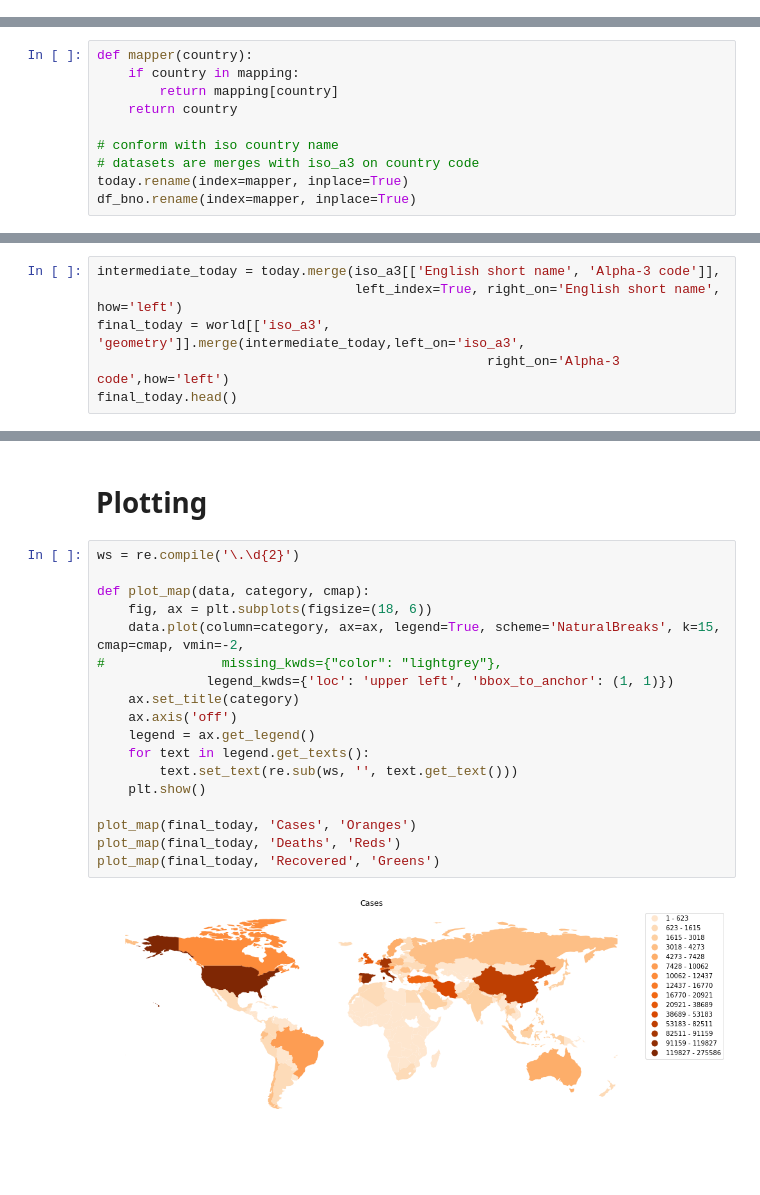
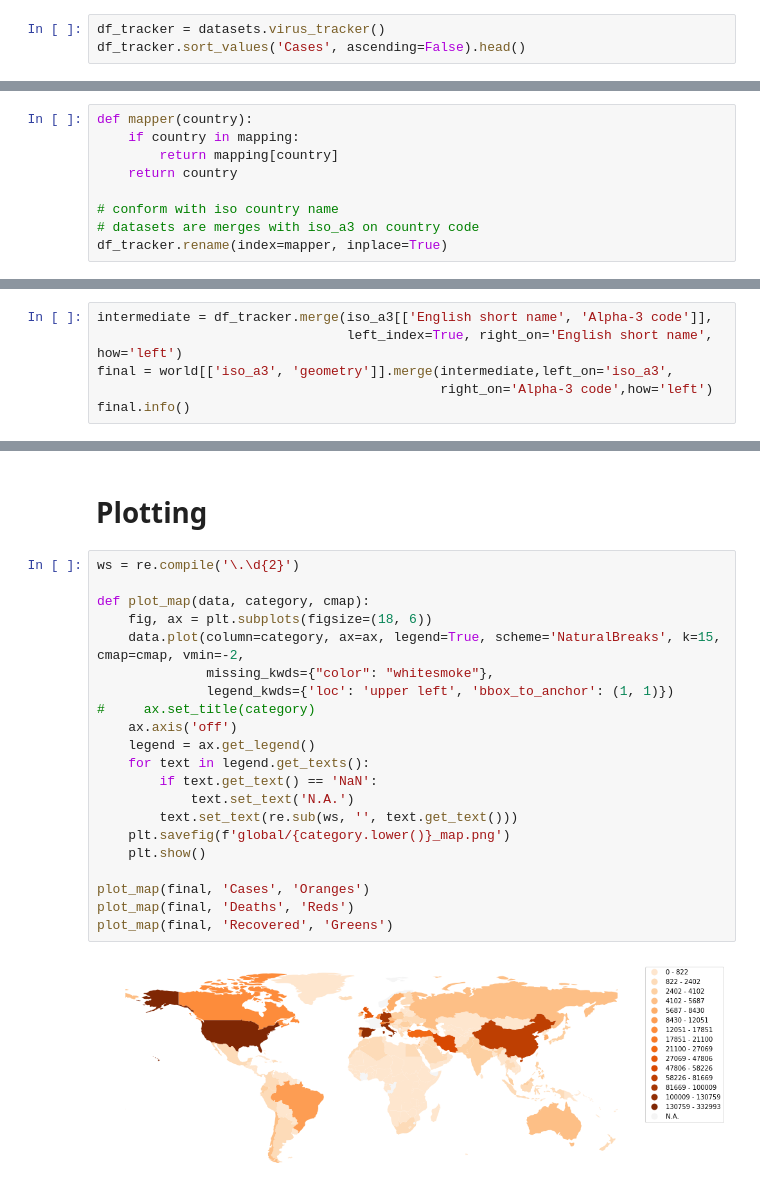
Before and after one commit to zhaoyi3264/covid-19-trend, a Jupyter notebook: world_map.ipynb, the cells around one changed output, grey strips where cells are left out. Drawn from its saved outputs; the diff is of its cells as text; blank space fills up the shorter version.

```diff
--- a/world_map.ipynb
+++ b/world_map.ipynb
@@ -66,0 +44,3 @@ df_bno.head()
+# %%
+df_tracker = datasets.virus_tracker()
+df_tracker.sort_values('Cases', ascending=False).head()
@@ -72,8 +60,7 @@ def mapper(country):
 
 # conform with iso country name
 # datasets are merges with iso_a3 on country code
-today.rename(index=mapper, inplace=True)
-df_bno.rename(index=mapper, inplace=True)
+df_tracker.rename(index=mapper, inplace=True)
 # %%
 # world should be merged with the (datasets, iso_a3) on iso_a3
 (world.shape,
@@ -98,9 +81,9 @@ set(df_bno.index) - set(iso_a3['English short name'])
 # %% [markdown]
 # Merging DataFrames
 # %%
-intermediate_today = today.merge(iso_a3[['English short name', 'Alpha-3 code']],
-                                 left_index=True, right_on='English short name', how='left')
-final_today = world[['iso_a3', 'geometry']].merge(intermediate_today,left_on='iso_a3',
-                                                  right_on='Alpha-3 code',how='left')
-final_today.head()
+intermediate = df_tracker.merge(iso_a3[['English short name', 'Alpha-3 code']],
+                                left_index=True, right_on='English short name', how='left')
+final = world[['iso_a3', 'geometry']].merge(intermediate,left_on='iso_a3',
+                                            right_on='Alpha-3 code',how='left')
+final.info()
 # %% [output]
@@ -128,20 +111,23 @@ final_bno.head()
 # %%
 ws = re.compile('\.\d{2}')
 
 def plot_map(data, category, cmap):
     fig, ax = plt.subplots(figsize=(18, 6))
     data.plot(column=category, ax=ax, legend=True, scheme='NaturalBreaks', k=15, cmap=cmap, vmin=-2,
-#               missing_kwds={"color": "lightgrey"},
+              missing_kwds={"color": "whitesmoke"},
               legend_kwds={'loc': 'upper left', 'bbox_to_anchor': (1, 1)})
-    ax.set_title(category)
+#     ax.set_title(category)
     ax.axis('off')
     legend = ax.get_legend()
     for text in legend.get_texts():
+        if text.get_text() == 'NaN':
+            text.set_text('N.A.')
         text.set_text(re.sub(ws, '', text.get_text()))
+    plt.savefig(f'global/{category.lower()}_map.png')
     plt.show()
 
-plot_map(final_today, 'Cases', 'Oranges')
-plot_map(final_today, 'Deaths', 'Reds')
-plot_map(final_today, 'Recovered', 'Greens')
+plot_map(final, 'Cases', 'Oranges')
+plot_map(final, 'Deaths', 'Reds')
+plot_map(final, 'Recovered', 'Greens')
 # %% [output]
-[figure, old version]
+[figure, new version]
```
Also changed, not shown: parts of 8 cells of this notebook, 8 other files.
